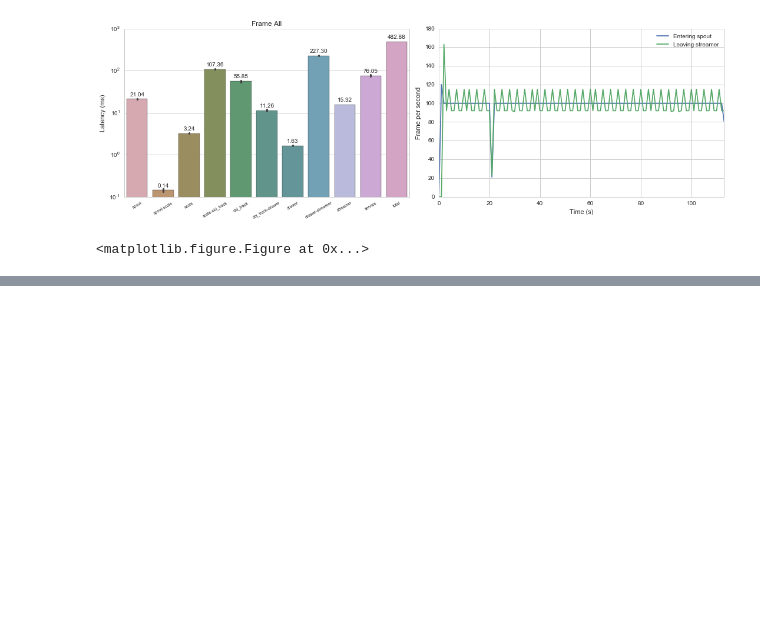
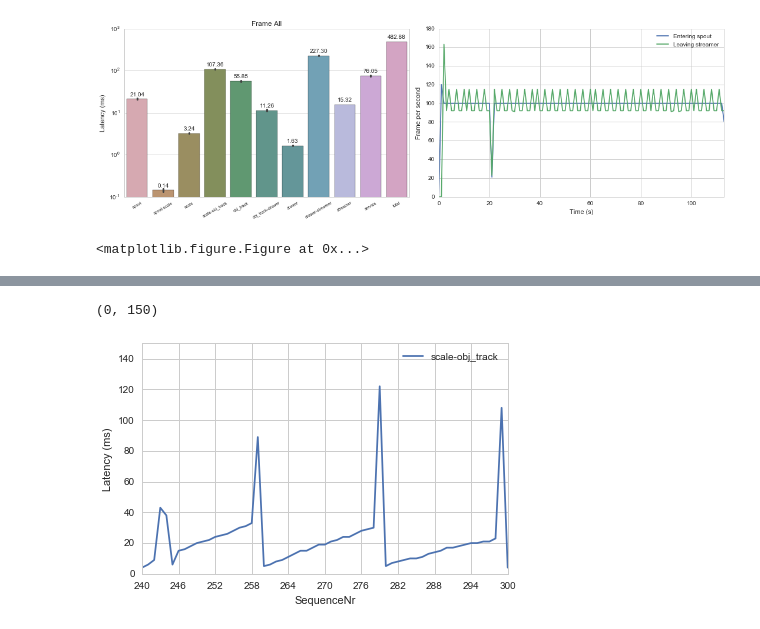
Before and after one commit to Aetf/remotelog, a Jupyter notebook: Exp-Res.ipynb, the cells around one changed output, grey strips where cells are left out. Saved outputs shown, nothing was run; the diff lists cells and outputs as text; code cells hidden in the pictures; blank space fills up the shorter version.

```diff
--- a/Exp-Res.ipynb
+++ b/Exp-Res.ipynb
@@ -842,0 +852,7 @@ for exp in otk_fps_rerun.exps:
+# %%
+p = otk_fps_rerun.exps[0].seq_latency('scale-obj_track')
+p.set_xlim(240, 300)
+p.set_ylim(0, 150)
+# %% [output]
+(0, 150)
+[figure, added]
```
Also changed, not shown: parts of 9 cells of this notebook, 18 other files.
